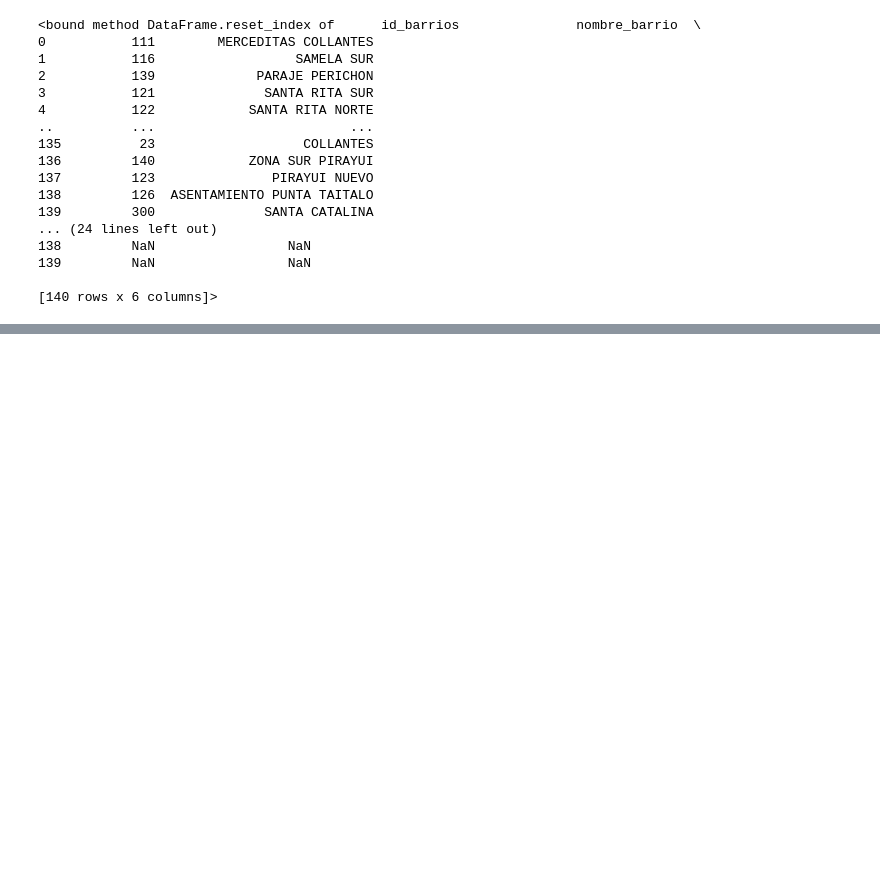
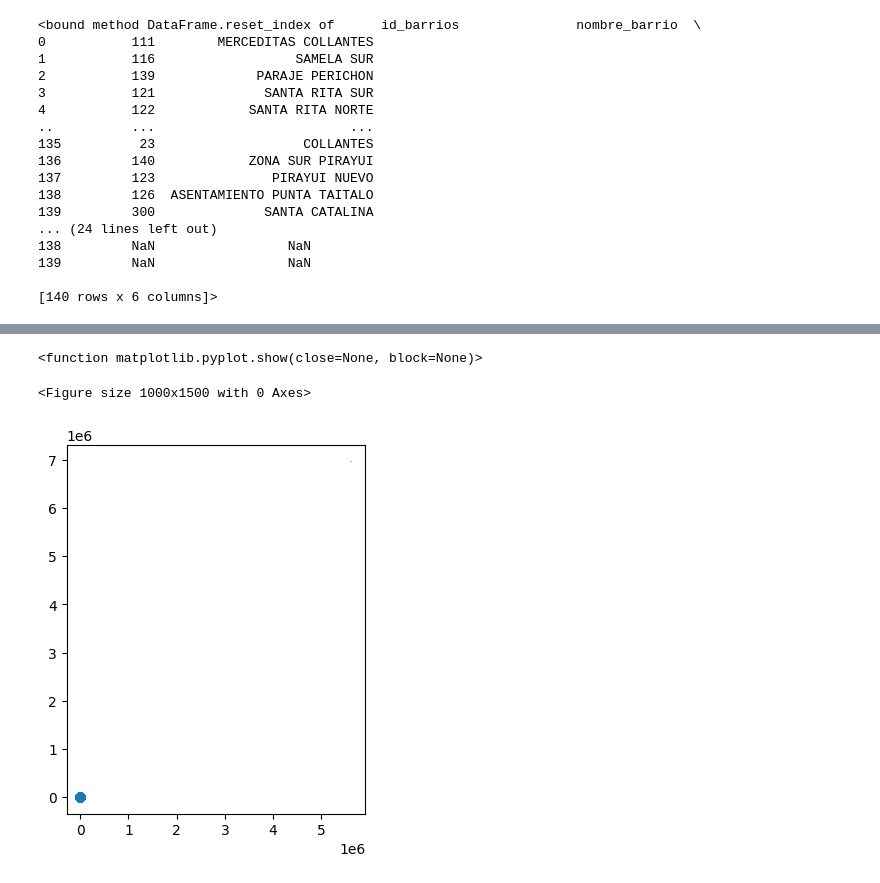
Before and after one commit to JonatanCabrera27/Datathon-2024, a Jupyter notebook: zonasVerdes.ipynb, the cells around one changed output, grey strips where cells are left out. Cells and saved outputs as stored; diff of their text form; code cells hidden in the pictures; blank space fills up the shorter version.

```diff
--- a/zonasVerdes.ipynb
+++ b/zonasVerdes.ipynb
@@ -8,3 +4,10 @@ poblacion = pd.read_csv('data/densidad_de_poblacion.csv')
+# %%
+path_arboles ='data/arboles.csv'
+path_barrios = 'data/barrios.csv'
+path_poblacion = 'data/densidad_de_poblacion.csv'
+arboles = pd.read_csv(path_arboles)
+barrios = pd.read_csv(path_barrios)
+poblacion = pd.read_csv(path_poblacion)
 # %% [markdown]
 # EDA Arboles
 # %%
@@ -357,0 +347,5 @@ AttributeError: 'function' object has no attribute 'sample'
+# %%
+#Aplicando geopandas
+arboles_gdf = gdf
+barrios_gdf = gpd.read_file(path_barrios)
+poblacion_gdf = gpd.read_file(path_poblacion)
@@ -357,0 +368,13 @@ AttributeError: 'function' object has no attribute 'sample'
+# %%
+barrios_gdf['the_geom_barrios'] = barrios_gdf['the_geom_barrios'].apply(wkt.loads)
+barrios_gdf = gpd.GeoDataFrame(barrios_gdf, geometry='the_geom_barrios')
+# %%
+plt.figure(figsize=(10,15))
+ax = barrios_gdf.plot()
+arboles_gdf.plot()
+plt.show
+# poblacion_gdf.plot(figsize=(10,5))
+# %% [output]
+<function matplotlib.pyplot.show(close=None, block=None)>
+<Figure size 1000x1500 with 0 Axes>
+[figure, added]
```
Also changed, not shown: parts of 20 cells of this notebook, 4 other files.
